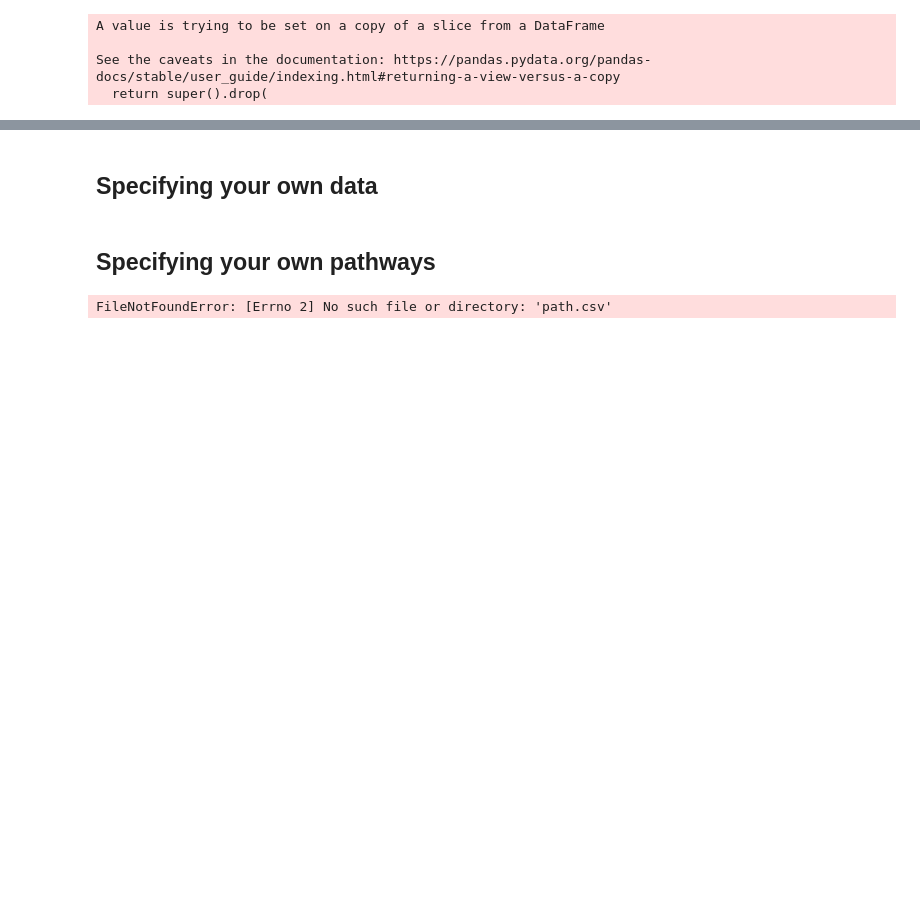
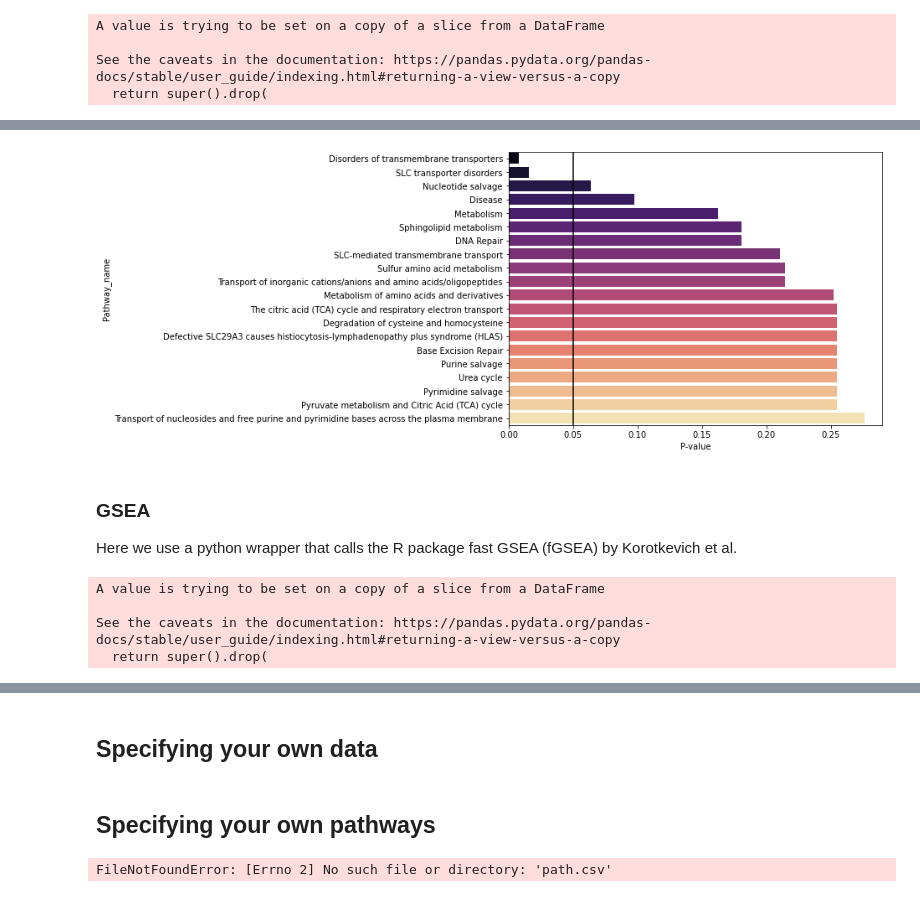
Before and after one commit to cwieder/py-ssPA, a Jupyter notebook: sspa_walkthrough.ipynb, the cells around one changed output, grey strips where cells are left out. Drawn from its saved outputs; the diff is of its cells as text; code cells hidden in the pictures; blank space fills up the shorter version.

```diff
--- a/sspa_walkthrough.ipynb
+++ b/sspa_walkthrough.ipynb
@@ -369,0 +382,19 @@ ora_res
+# %%
+top_20_pathways = ora_res.sort_values(by="P-value").iloc[0:20, :]
+plt.figure(figsize=(8, 6))
+sns.barplot(data=top_20_pathways, y="Pathway_name", x="P-value", orient="h", palette="magma")
+plt.axvline(0.05, c="black")
+plt.savefig("ORA_top_20.png", dpi=300, bbox_inches="tight")
+plt.show()
+# %% [output]
+[figure, added]
+# %% [markdown]
+### GSEA
+Here we use a python wrapper that calls the R package fast GSEA (fGSEA) by Korotkevich et al.
+# %%
+gsea_res = sspa.sspa_fgsea(example_data.iloc[:, :-2], example_data['Group'], reactome_pathways)
+# %% [output]
+A value is trying to be set on a copy of a slice from a DataFrame
+
+See the caveats in the documentation: https://pandas.pydata.org/pandas-docs/stable/user_guide/indexing.html#returning-a-view-versus-a-copy
+  return super().drop(
```
Also changed, not shown: parts of 9 cells of this notebook, 2 other files.
